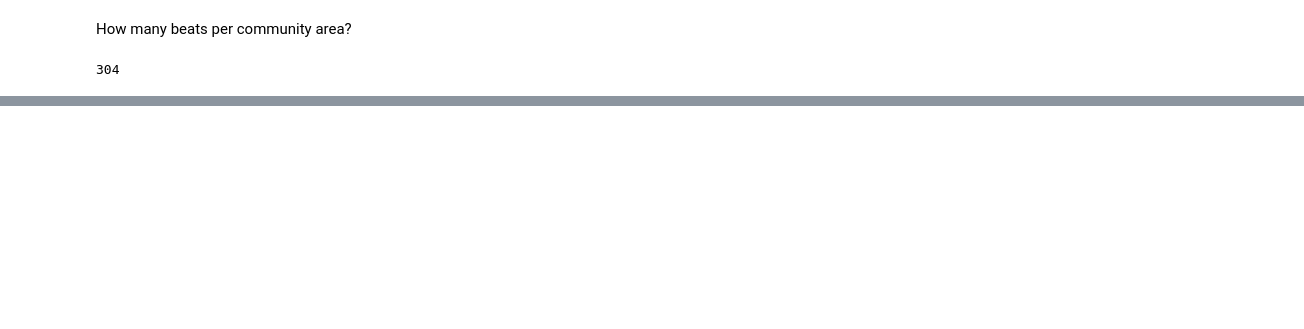
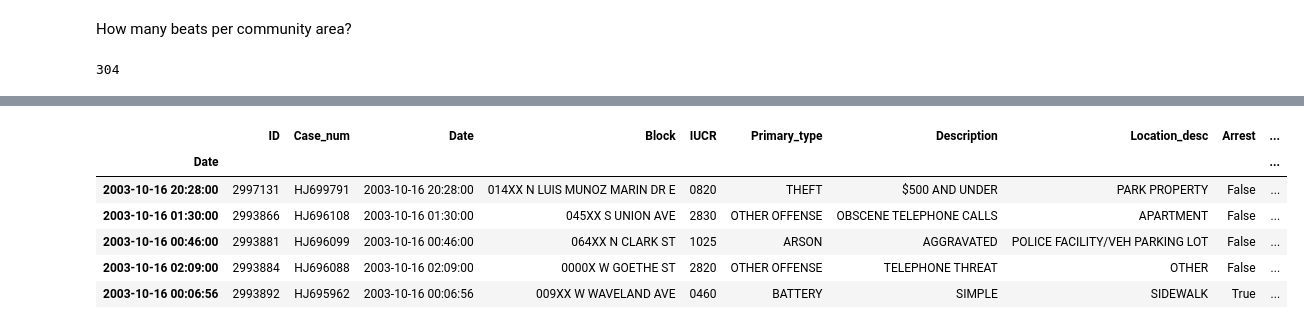
Before and after one commit to Chicago-PD-project/Chicago_Project, a Jupyter notebook: Lindy's_workbook.ipynb, the cells around one changed output, grey strips where cells are left out. Drawn from its saved outputs; the diff is of its cells as text; code cells hidden in the pictures; blank space fills up the shorter version.

```diff
--- a/Lindy's_workbook.ipynb
+++ b/Lindy's_workbook.ipynb
@@ -212,0 +265,12 @@ crime.Beat.nunique()
+# %%
+# look at the date of the spikes
+df2 = crime.loc['2003-10-16':'2003-10-17']
+df2.head()
+# %% [output]
+|  | ID | Case_num | Date | Block | IUCR | Primary_type | Description | Location_desc | Arrest | ... |
+| Date |  |  |  |  |  |  |  |  |  | ... |
+| 2003-10-16 20:28:00 | 2997131 | HJ699791 | 2003-10-16 20:28:00 | 014XX N LUIS MUNOZ MARIN DR E | 0820 | THEFT | $500 AND UNDER | PARK PROPERTY | False | ... |
+| 2003-10-16 01:30:00 | 2993866 | HJ696108 | 2003-10-16 01:30:00 | 045XX S UNION AVE | 2830 | OTHER OFFENSE | OBSCENE TELEPHONE CALLS | APARTMENT | False | ... |
+| 2003-10-16 00:46:00 | 2993881 | HJ696099 | 2003-10-16 00:46:00 | 064XX N CLARK ST | 1025 | ARSON | AGGRAVATED | POLICE FACILITY/VEH PARKING LOT | False | ... |
+| 2003-10-16 02:09:00 | 2993884 | HJ696088 | 2003-10-16 02:09:00 | 0000X W GOETHE ST | 2820 | OTHER OFFENSE | TELEPHONE THREAT | OTHER | False | ... |
+| 2003-10-16 00:06:56 | 2993892 | HJ695962 | 2003-10-16 00:06:56 | 009XX W WAVELAND AVE | 0460 | BATTERY | SIMPLE | SIDEWALK | True | ... |
```
Also changed, not shown: parts of 29 cells of this notebook.
